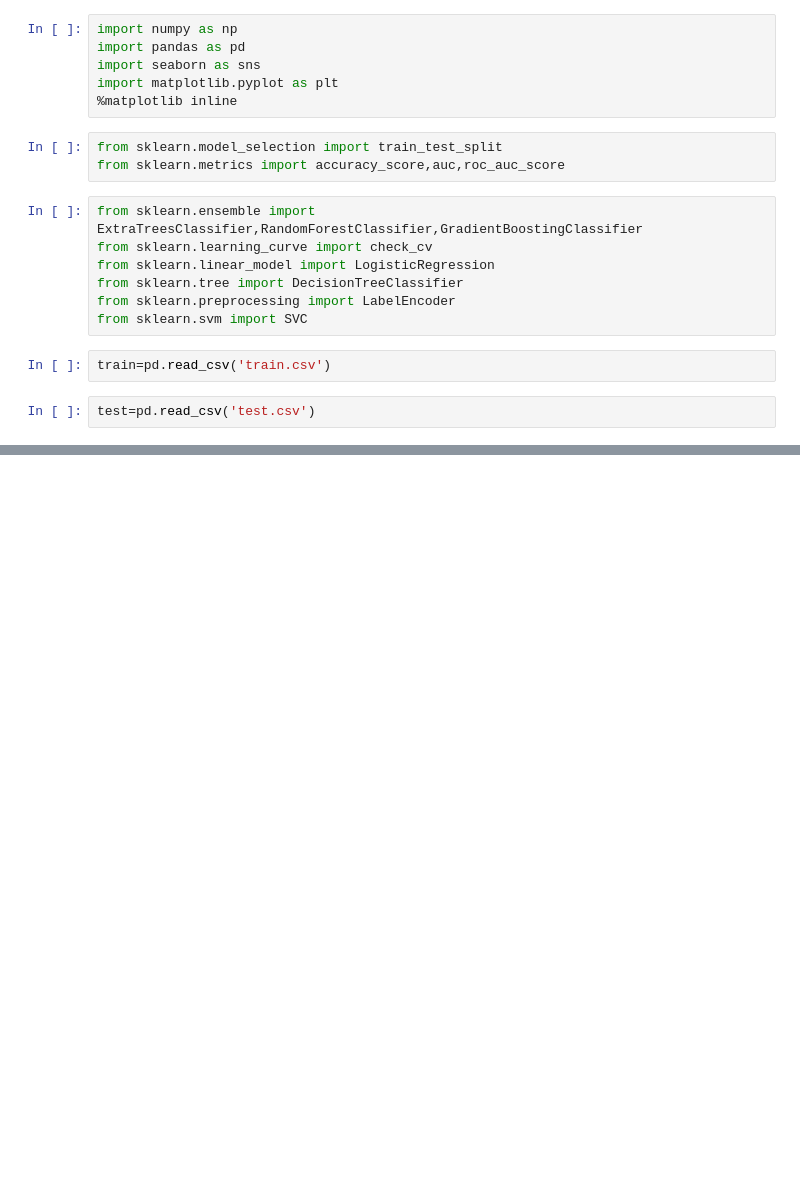
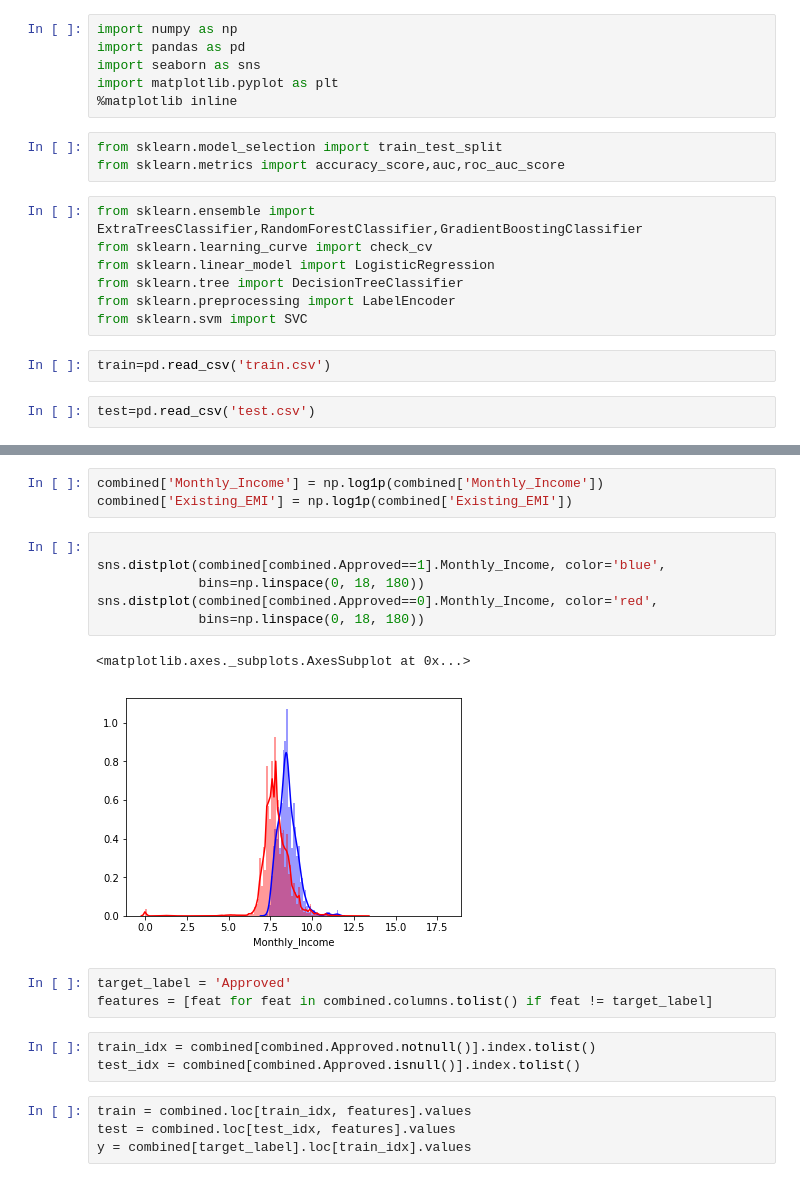
Before and after one commit to sinAshish/Machine-Learning-Practise, a Jupyter notebook: Mckinsey/solution.ipynb, the cells around one changed output, grey strips where cells are left out. Saved outputs shown, nothing was run; the diff lists cells and outputs as text; blank space fills up the shorter version.

```diff
--- a/Mckinsey/solution.ipynb
+++ b/Mckinsey/solution.ipynb
@@ -148,0 +244,22 @@ X_train,X_test,y_train,y_test=train_test_split(X,y,test_size=0.3,random_state=0)
+# %%
+combined['Monthly_Income'] = np.log1p(combined['Monthly_Income'])
+combined['Existing_EMI'] = np.log1p(combined['Existing_EMI'])
+# %%
+
+sns.distplot(combined[combined.Approved==1].Monthly_Income, color='blue',
+             bins=np.linspace(0, 18, 180))
+sns.distplot(combined[combined.Approved==0].Monthly_Income, color='red',
+             bins=np.linspace(0, 18, 180))
+# %% [output]
+<matplotlib.axes._subplots.AxesSubplot at 0x...>
+[figure, added]
+# %%
+target_label = 'Approved'
+features = [feat for feat in combined.columns.tolist() if feat != target_label]
+# %%
+train_idx = combined[combined.Approved.notnull()].index.tolist()
+test_idx = combined[combined.Approved.isnull()].index.tolist()
+# %%
+train = combined.loc[train_idx, features].values
+test = combined.loc[test_idx, features].values
+y = combined[target_label].loc[train_idx].values
```
Also changed, not shown: parts of 76 cells of this notebook, 1 other file.
